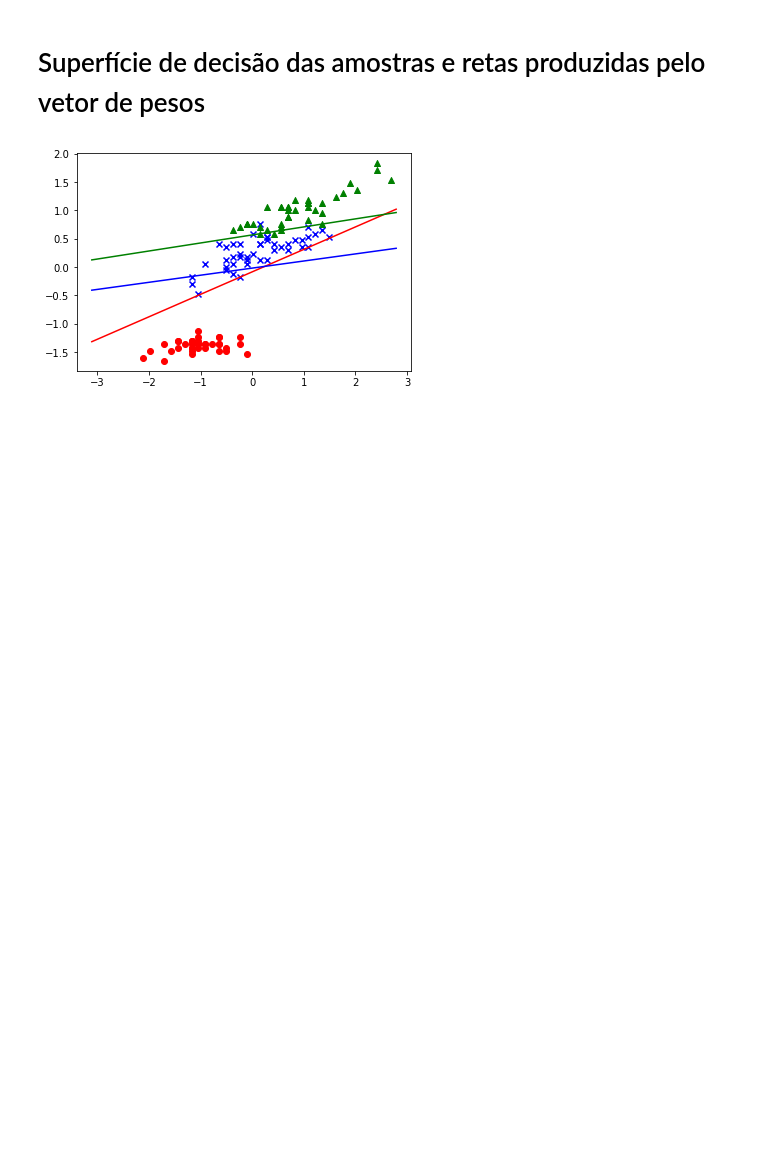
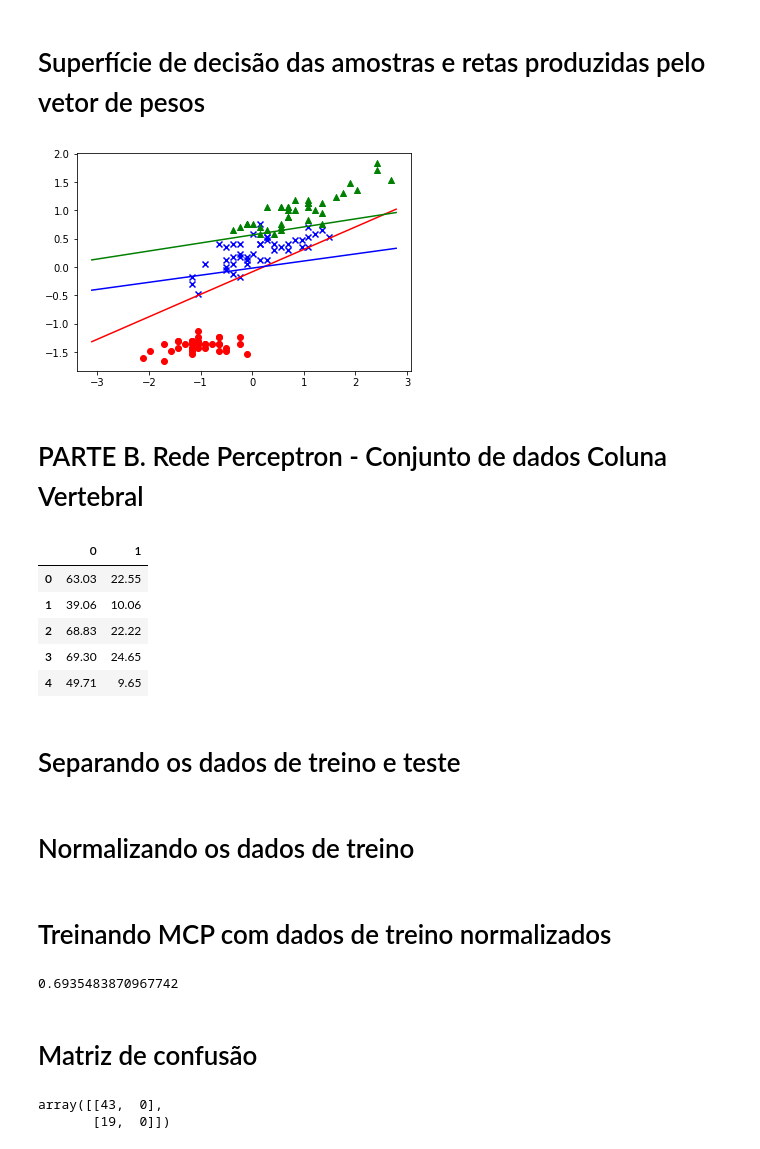
Before and after one commit to cacajr/RNA, a Jupyter notebook: exercises_3.ipynb, the cells around one changed output. Cells and saved outputs as stored; diff of their text form; code cells hidden in the pictures; blank space fills up the shorter version.

```diff
--- a/exercises_3.ipynb
+++ b/exercises_3.ipynb
@@ -98,3 +98,23 @@ plt.scatter(data[virginica, 0], data[virginica, 1],
 plt.show()
 # %% [output]
 [figure]
+# %% [markdown]
+# PARTE B. Rede Perceptron - Conjunto de dados Coluna Vertebral
+# %%
+import pandas as pd
+
+Xy = pd.read_csv('./datasets/column_2C.dat', header=None, sep=' ', engine='python')
+
+X = Xy.drop(Xy.columns[2:], axis=1)
+y = Xy[Xy.columns[-1]]
+
+X.head()
+# %% [output]
+|  | 0 | 1 |
+| 0 | 63.03 | 22.55 |
+| 1 | 39.06 | 10.06 |
+| 2 | 68.83 | 22.22 |
+| 3 | 69.30 | 24.65 |
+| 4 | 49.71 | 9.65 |
+# %% [markdown]
+# Separando os dados de treino e teste
@@ -100,0 +125,2 @@ plt.show()
+# %% [markdown]
+# Normalizando os dados de treino
@@ -100,0 +132,28 @@ plt.show()
+# %% [markdown]
+# Treinando MCP com dados de treino normalizados
+# %%
+from mcp.mcp import MCP
+
+cls_mcp = MCP(num_class=2)
+cls_mcp.fit(X_train_scaler, y_train)
+cls_mcp.score(X_test, y_test)
+# %% [output]
+0.6935483870967742
+# %% [markdown]
+# Matriz de confusão
+# %%
+from sklearn.metrics import confusion_matrix
+
+y_pred = [
+    cls_mcp.predict(x)
+    for x in X_test.values
+]
+
+conf_matrix = confusion_matrix(y_test, y_pred)
+'''
+...
+'''
+conf_matrix
+# %% [output]
+array([[43,  0],
+       [19,  0]])
```
Also changed, not shown: parts of 23 cells of this notebook, 5 other files.
